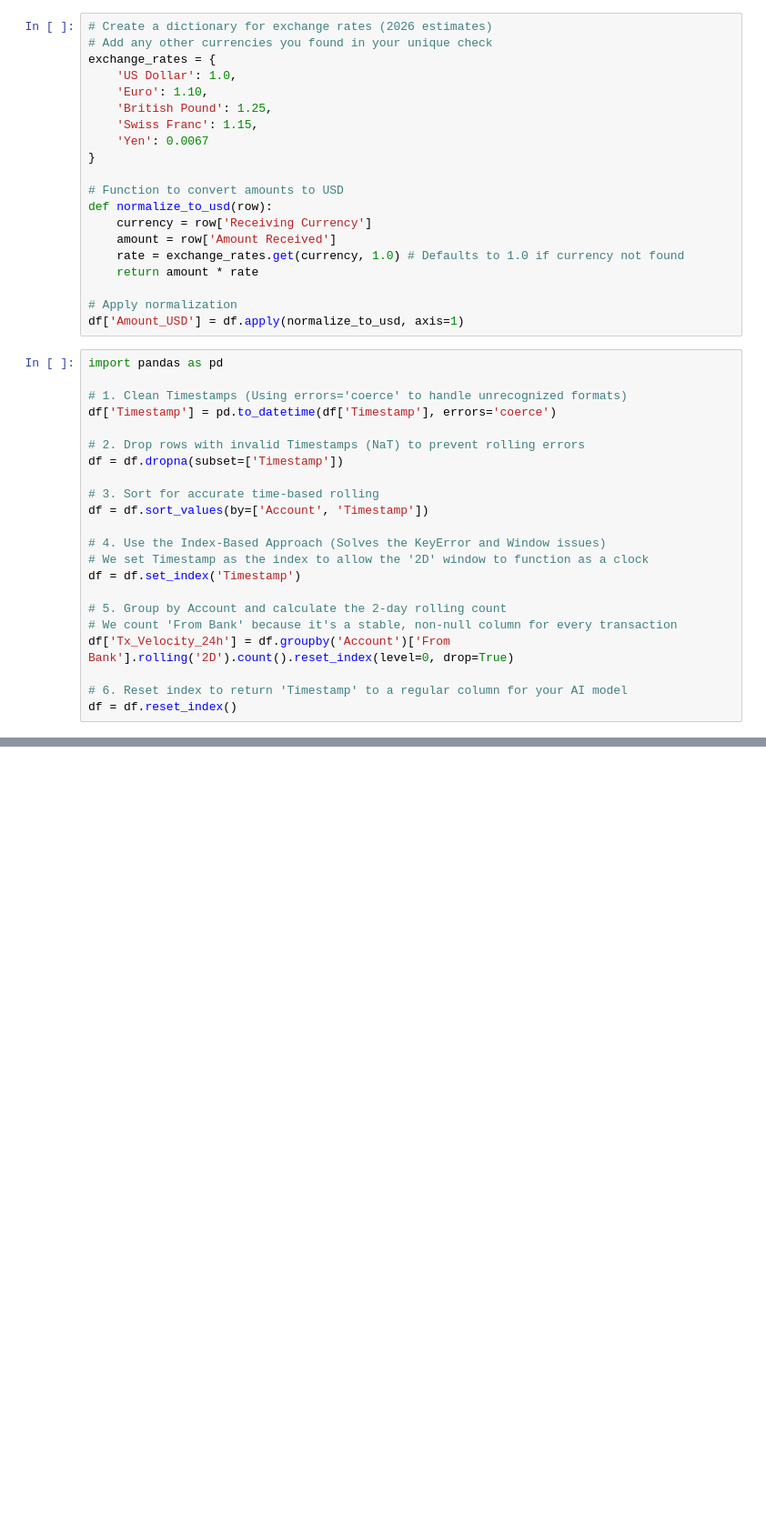
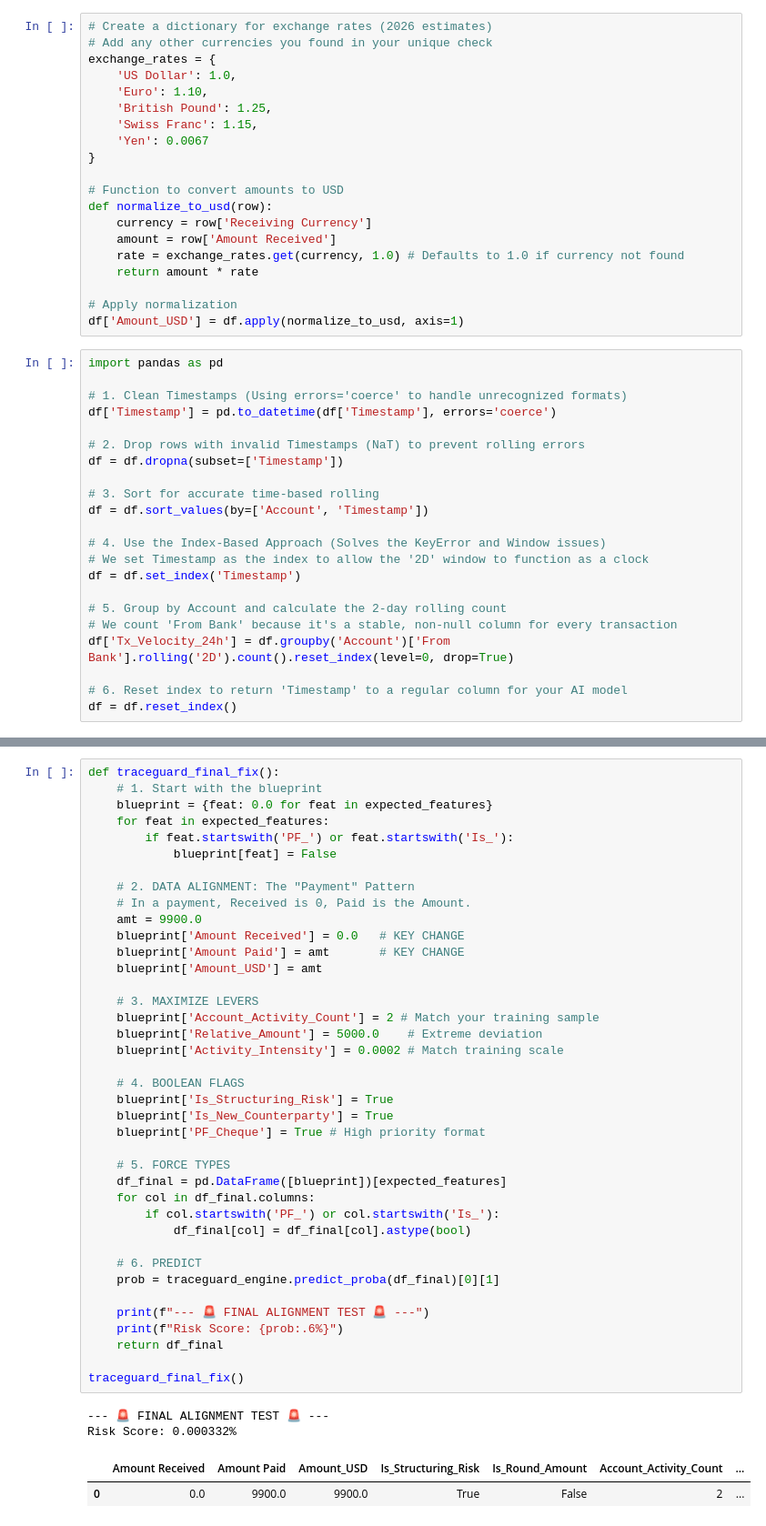
Before and after one commit to Morgan-X1/ai_hackathon_traceguard, a Jupyter notebook: TraceGuard_Data_Engineering.ipynb, the cells around one changed output, grey strips where cells are left out. Shown at 91% size. Drawn from its saved outputs; the diff is of its cells as text; blank space fills up the shorter version.

```diff
--- a/TraceGuard_Data_Engineering.ipynb
+++ b/TraceGuard_Data_Engineering.ipynb
@@ -101,0 +906,44 @@ To https://github.com/Morgan-X1/ai_hackathon_traceguard.git
+# %%
+def traceguard_final_fix():
+    # 1. Start with the blueprint
+    blueprint = {feat: 0.0 for feat in expected_features}
+    for feat in expected_features:
+        if feat.startswith('PF_') or feat.startswith('Is_'):
+            blueprint[feat] = False
+
+    # 2. DATA ALIGNMENT: The "Payment" Pattern
+    # In a payment, Received is 0, Paid is the Amount.
+    amt = 9900.0
+    blueprint['Amount Received'] = 0.0   # KEY CHANGE
+    blueprint['Amount Paid'] = amt       # KEY CHANGE
+    blueprint['Amount_USD'] = amt
+
+    # 3. MAXIMIZE LEVERS
+    blueprint['Account_Activity_Count'] = 2 # Match your training sample
+    blueprint['Relative_Amount'] = 5000.0    # Extreme deviation
+    blueprint['Activity_Intensity'] = 0.0002 # Match training scale
+
+    # 4. BOOLEAN FLAGS
+    blueprint['Is_Structuring_Risk'] = True
+    blueprint['Is_New_Counterparty'] = True
+    blueprint['PF_Cheque'] = True # High priority format
+
+    # 5. FORCE TYPES
+    df_final = pd.DataFrame([blueprint])[expected_features]
+    for col in df_final.columns:
+        if col.startswith('PF_') or col.startswith('Is_'):
+            df_final[col] = df_final[col].astype(bool)
+
+    # 6. PREDICT
+    prob = traceguard_engine.predict_proba(df_final)[0][1]
+
+    print(f"--- 🚨 FINAL ALIGNMENT TEST 🚨 ---")
+    print(f"Risk Score: {prob:.6%}")
+    return df_final
+
+traceguard_final_fix()
+# %% [output]
+--- 🚨 FINAL ALIGNMENT TEST 🚨 ---
+Risk Score: 0.000332%
+|  | Amount Received | Amount Paid | Amount_USD | Is_Structuring_Risk | Is_Round_Amount | Account_Activity_Count | ... |
+| 0 | 0.0 | 9900.0 | 9900.0 | True | False | 2 | ... |
```
Also changed, not shown: parts of 40 cells of this notebook, 2 other files.
